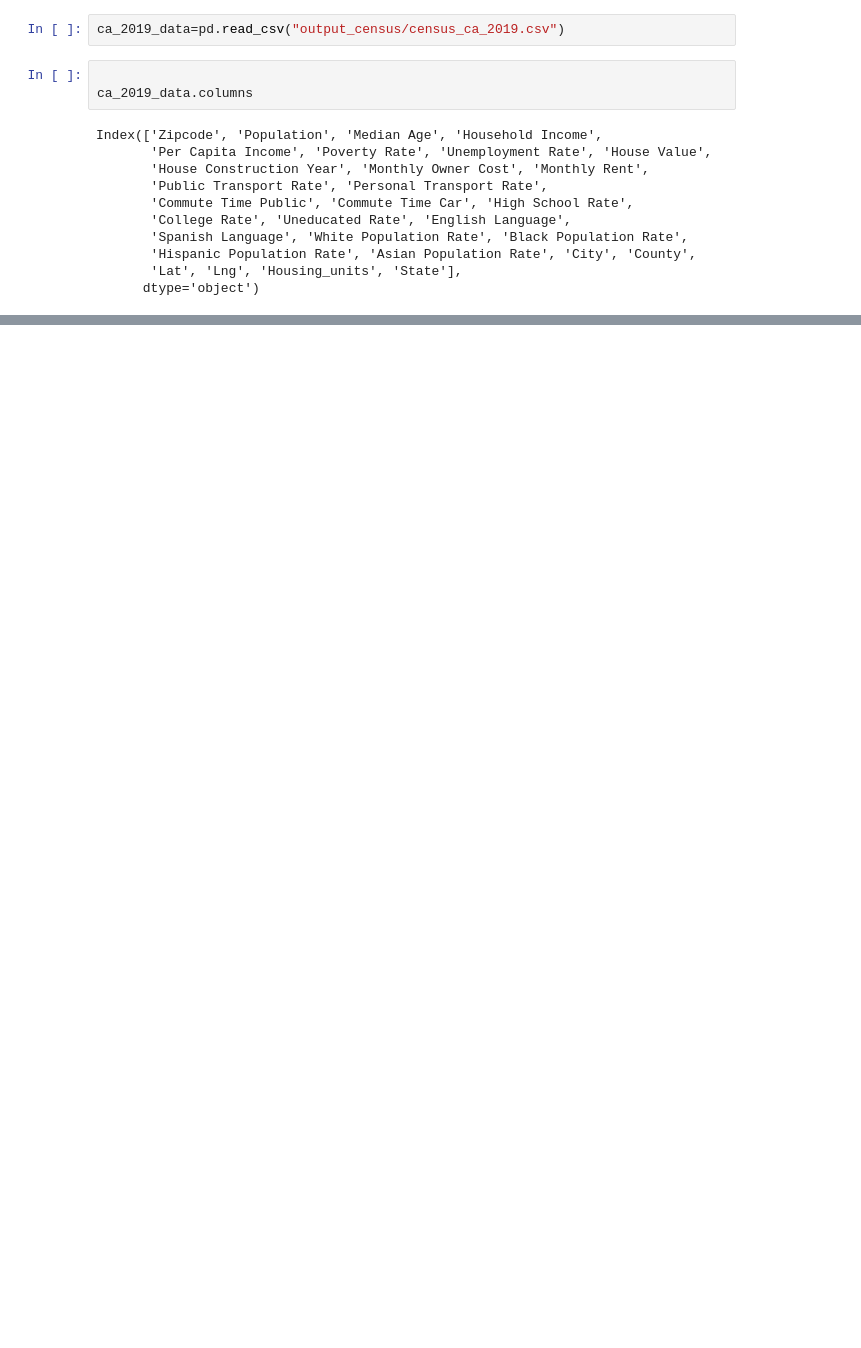
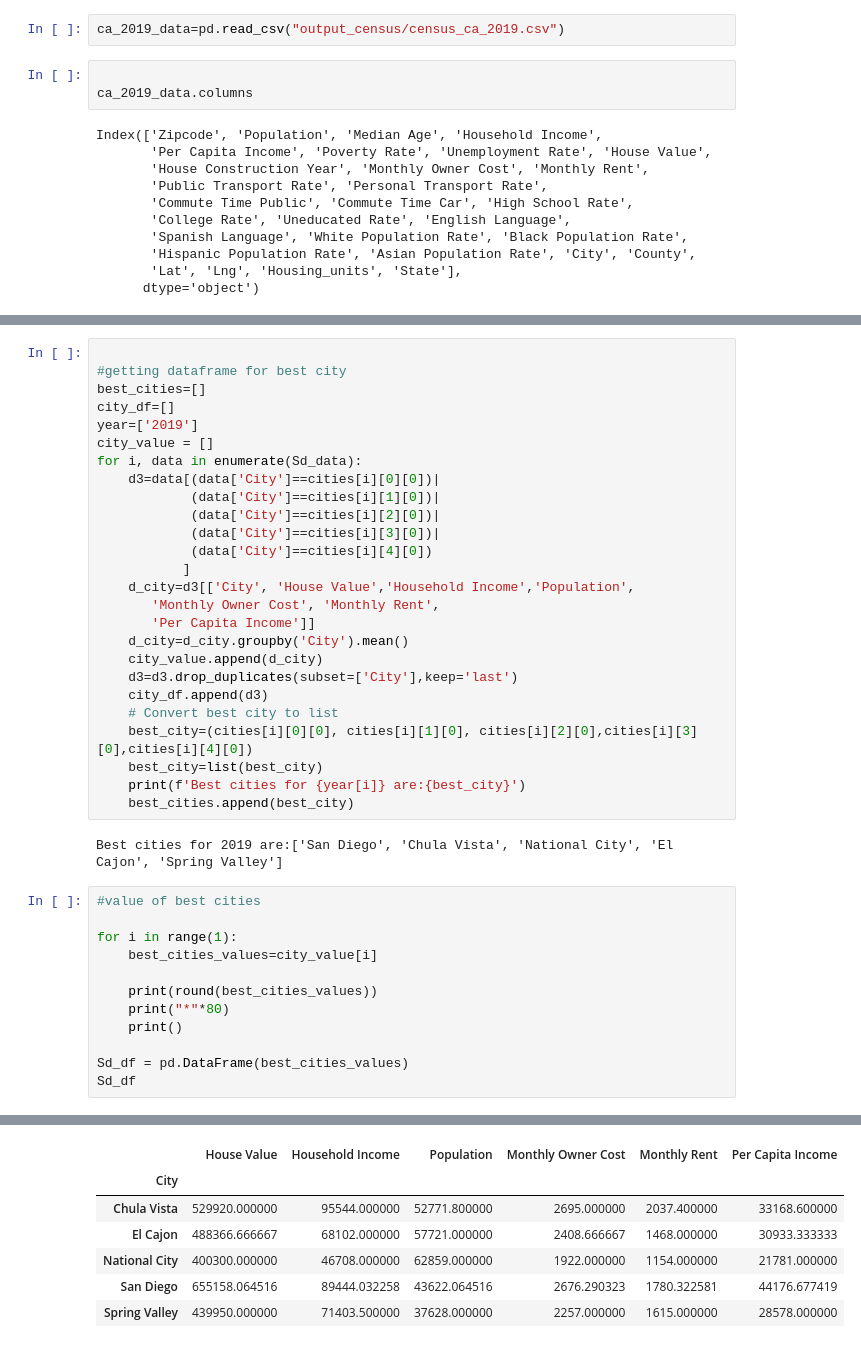
Before and after one commit to pandeysudip/housing-price, a Jupyter notebook: best_cities_2019.ipynb, the cells around one changed output, grey strips where cells are left out. Drawn from its saved outputs; the diff is of its cells as text; blank space fills up the shorter version.

```diff
--- a/best_cities_2019.ipynb
+++ b/best_cities_2019.ipynb
@@ -866,0 +112,41 @@ print(HI)
+# %%
+
+#getting dataframe for best city
+best_cities=[]
+city_df=[]
+year=['2019']
+city_value = []
+for i, data in enumerate(Sd_data):
+    d3=data[(data['City']==cities[i][0][0])|
+            (data['City']==cities[i][1][0])|
+            (data['City']==cities[i][2][0])|
+            (data['City']==cities[i][3][0])|
+            (data['City']==cities[i][4][0])
+           ]
+    d_city=d3[['City', 'House Value','Household Income','Population',
+       'Monthly Owner Cost', 'Monthly Rent',
+       'Per Capita Income']]
+    d_city=d_city.groupby('City').mean()
+    city_value.append(d_city)
+    d3=d3.drop_duplicates(subset=['City'],keep='last')
+    city_df.append(d3)
+    # Convert best city to list
+    best_city=(cities[i][0][0], cities[i][1][0], cities[i][2][0],cities[i][3][0],cities[i][4][0])
+    best_city=list(best_city)
+    print(f'Best cities for {year[i]} are:{best_city}')
+    best_cities.append(best_city)
+# %% [output]
+Best cities for 2019 are:['San Diego', 'Chula Vista', 'National City', 'El Cajon', 'Spring Valley']
+# %%
+#value of best cities
+
+for i in range(1):
+    best_cities_values=city_value[i]
+
+    print(round(best_cities_values))
+    print("*"*80)
+    print()
+
+Sd_df = pd.DataFrame(best_cities_values)
+Sd_df
+# %% [output]
@@ -866,0 +169,7 @@ print(HI)
+|  | House Value | Household Income | Population | Monthly Owner Cost | Monthly Rent | Per Capita Income |
+| City |  |  |  |  |  |  |
+| Chula Vista | 529920.000000 | 95544.000000 | 52771.800000 | 2695.000000 | 2037.400000 | 33168.600000 |
+| El Cajon | 488366.666667 | 68102.000000 | 57721.000000 | 2408.666667 | 1468.000000 | 30933.333333 |
+| National City | 400300.000000 | 46708.000000 | 62859.000000 | 1922.000000 | 1154.000000 | 21781.000000 |
+| San Diego | 655158.064516 | 89444.032258 | 43622.064516 | 2676.290323 | 1780.322581 | 44176.677419 |
+| Spring Valley | 439950.000000 | 71403.500000 | 37628.000000 | 2257.000000 | 1615.000000 | 28578.000000 |
```
Also changed, not shown: parts of 37 cells of this notebook.
